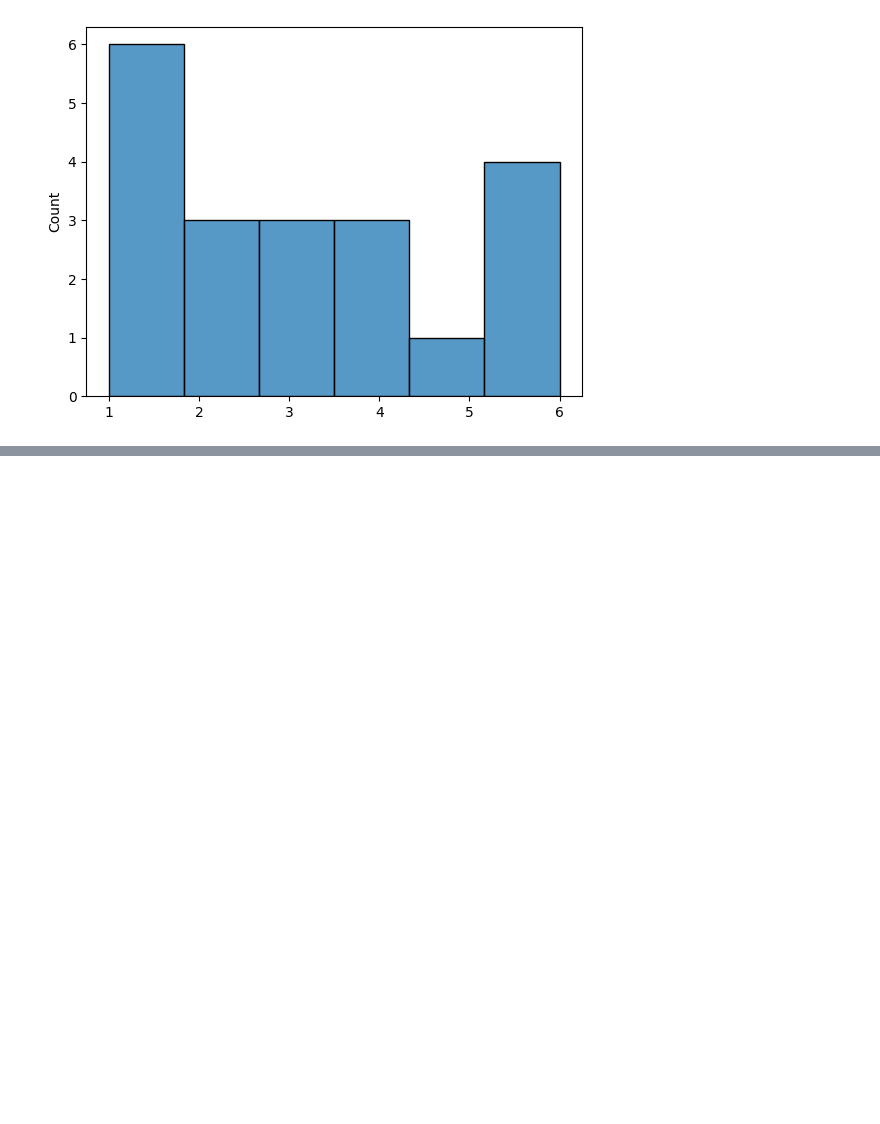
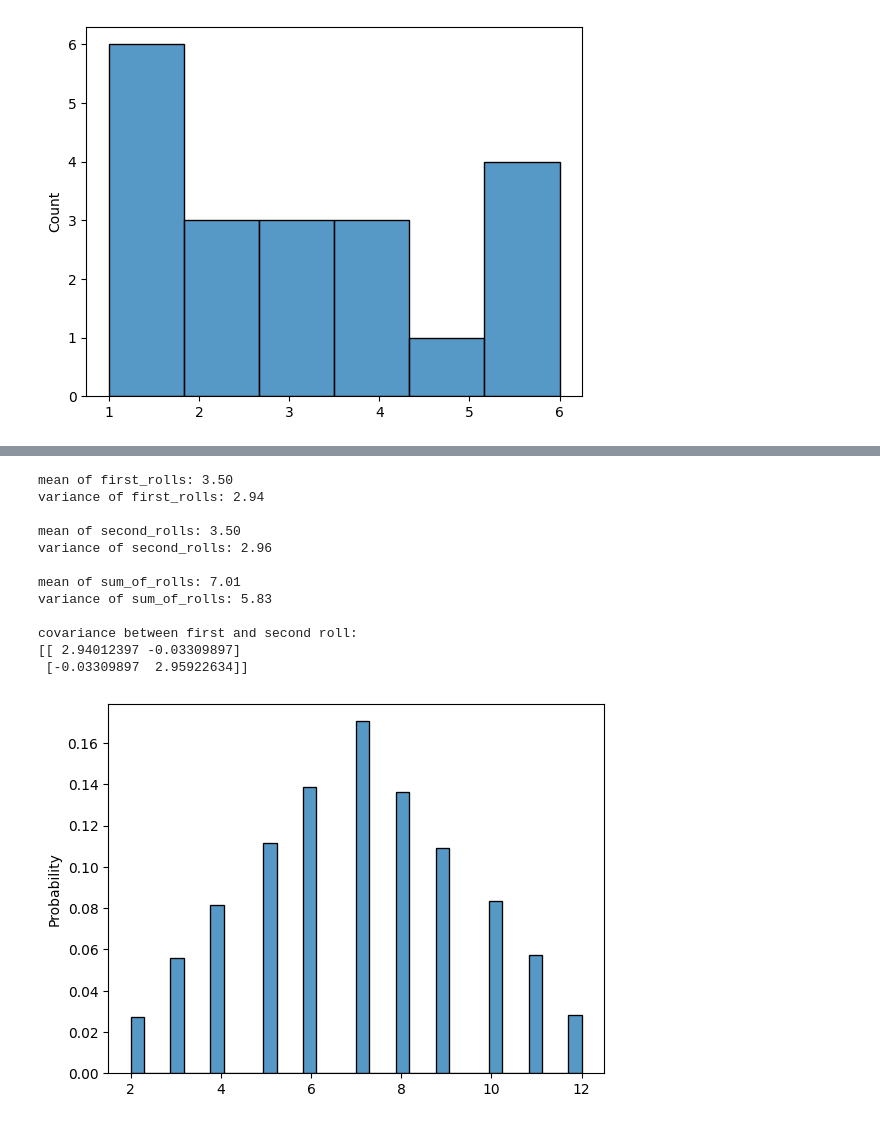
Before and after one commit to anjilab/mathematics-for-ml-datascience, a Jupyter notebook: chapter3/week2/probability-distribution-2-variables/study_of_graphing_visualization_needed/die-rolls.ipynb, the cells around one changed output, grey strips where cells are left out. Saved outputs shown, nothing was run; the diff lists cells and outputs as text; code cells hidden in the pictures; blank space fills up the shorter version.

```diff
--- a/chapter3/week2/probability-distribution-2-variables/study_of_graphing_visualization_needed/die-rolls.ipynb
+++ b/chapter3/week2/probability-distribution-2-variables/study_of_graphing_visualization_needed/die-rolls.ipynb
@@ -59,0 +60,35 @@ variance of rolls: 2.94
+# %%
+n_rolls = 20_000
+
+# First roll (same as before)
+first_rolls = np.array([np.random.choice(die) for _ in range(n_rolls)])
+
+# Second roll (code is the same but saved in a new numpy array)
+second_rolls = np.array([np.random.choice(die) for _ in range(n_rolls)])
+
+# Sum both rolls (this is easy since numpy allows vectorization)
+sum_of_rolls = first_rolls + second_rolls
+
+# Print mean, variance and covariance
+print(f"mean of first_rolls: {np.mean(first_rolls):.2f}\nvariance of first_rolls: {np.var(first_rolls):.2f}\n")
+print(f"mean of second_rolls: {np.mean(second_rolls):.2f}\nvariance of second_rolls: {np.var(second_rolls):.2f}\n")
+print(f"mean of sum_of_rolls: {np.mean(sum_of_rolls):.2f}\nvariance of sum_of_rolls: {np.var(sum_of_rolls):.2f}\n")
+print(f"covariance between first and second roll:\n{np.cov(first_rolls, second_rolls)}")
+
+# Plot histogram
+sns.histplot(sum_of_rolls, stat = "probability")
+plt.show()
+# %% [output]
+mean of first_rolls: 3.50
+variance of first_rolls: 2.94
+
+mean of second_rolls: 3.50
+variance of second_rolls: 2.96
+
+mean of sum_of_rolls: 7.01
+variance of sum_of_rolls: 5.83
+
+covariance between first and second roll:
+[[ 2.94012397 -0.03309897]
+ [-0.03309897  2.95922634]]
+[figure, added]
```
Also changed, not shown: parts of 6 cells of this notebook.
